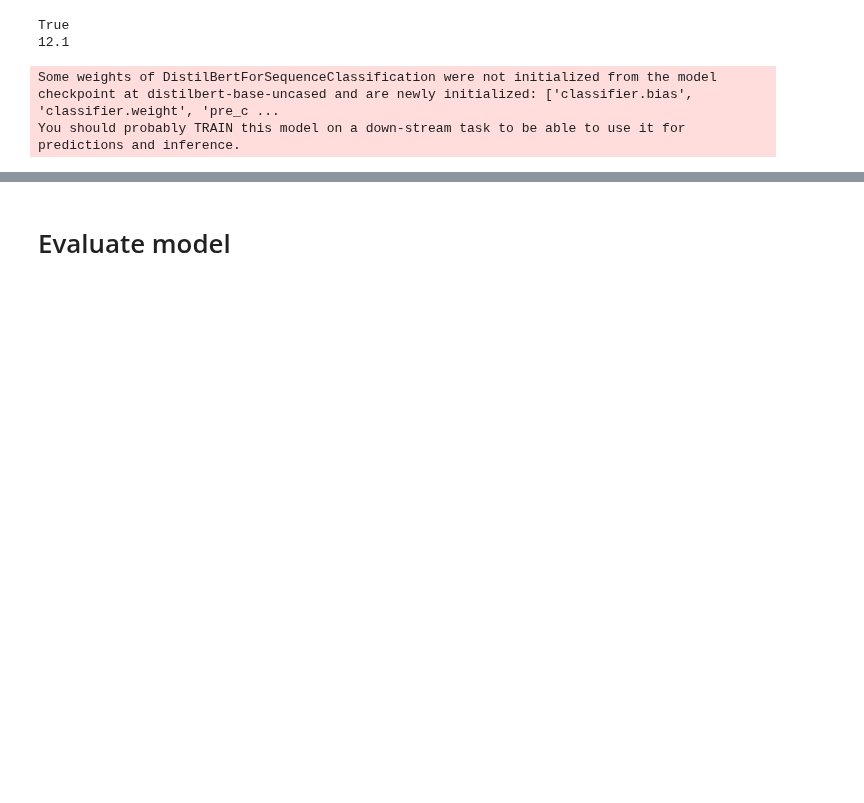
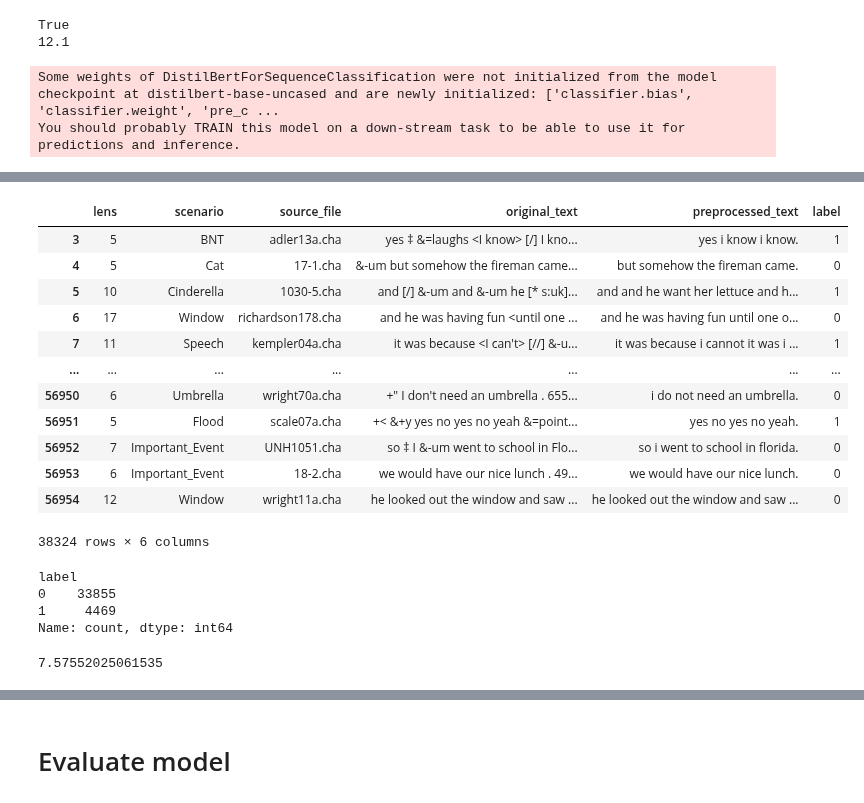
Before and after one commit to imruhi/AphasiaNLP, a Jupyter notebook: classifiers/train/bert_finetune.ipynb, the cells around one changed output, grey strips where cells are left out. Drawn from its saved outputs; the diff is of its cells as text; code cells hidden in the pictures; blank space fills up the shorter version.

```diff
--- a/classifiers/train/bert_finetune.ipynb
+++ b/classifiers/train/bert_finetune.ipynb
@@ -72,0 +99,18 @@ Dataset({
+# %%
+data = data[data['lens'] >= 5]
+# %%
+data
+# %% [output]
+|  | lens | scenario | source_file | original_text | preprocessed_text | label |
+| 3 | 5 | BNT | adler13a.cha | yes ‡ &=laughs <I know> [/] I kno... | yes i know i know. | 1 |
+| 4 | 5 | Cat | 17-1.cha | &-um but somehow the fireman came... | but somehow the fireman came. | 0 |
+| 5 | 10 | Cinderella | 1030-5.cha | and [/] &-um and &-um he [* s:uk]... | and and he want her lettuce and h... | 1 |
+| 6 | 17 | Window | richardson178.cha | and he was having fun <until one ... | and he was having fun until one o... | 0 |
+| 7 | 11 | Speech | kempler04a.cha | it was because <I can't> [//] &-u... | it was because i cannot it was i ... | 1 |
+| ... | ... | ... | ... | ... | ... | ... |
+| 56950 | 6 | Umbrella | wright70a.cha | +" I don't need an umbrella . 655... | i do not need an umbrella. | 0 |
+| 56951 | 5 | Flood | scale07a.cha | +< &+y yes no yes no yeah &=point... | yes no yes no yeah. | 1 |
+| 56952 | 7 | Important_Event | UNH1051.cha | so ‡ I &-um went to school in Flo... | so i went to school in florida. | 0 |
+| 56953 | 6 | Important_Event | 18-2.cha | we would have our nice lunch . 49... | we would have our nice lunch. | 0 |
+| 56954 | 12 | Window | wright11a.cha | he looked out the window and saw ... | he looked out the window and saw ... | 0 |
+38324 rows × 6 columns
@@ -73,3 +119,14 @@ Dataset({
+# %%
+data["label"].value_counts()
+# %% [output]
+label
+0    33855
+1     4469
+Name: count, dtype: int64
+# %%
+33855/4469
+# %% [output]
+7.57552025061535
 # %%
 def compute_metrics(eval_pred):
     metrics = ["accuracy", "recall", "precision", "f1"] #List of metrics to return
```
Also changed, not shown: parts of 32 cells of this notebook, 1 other file.
